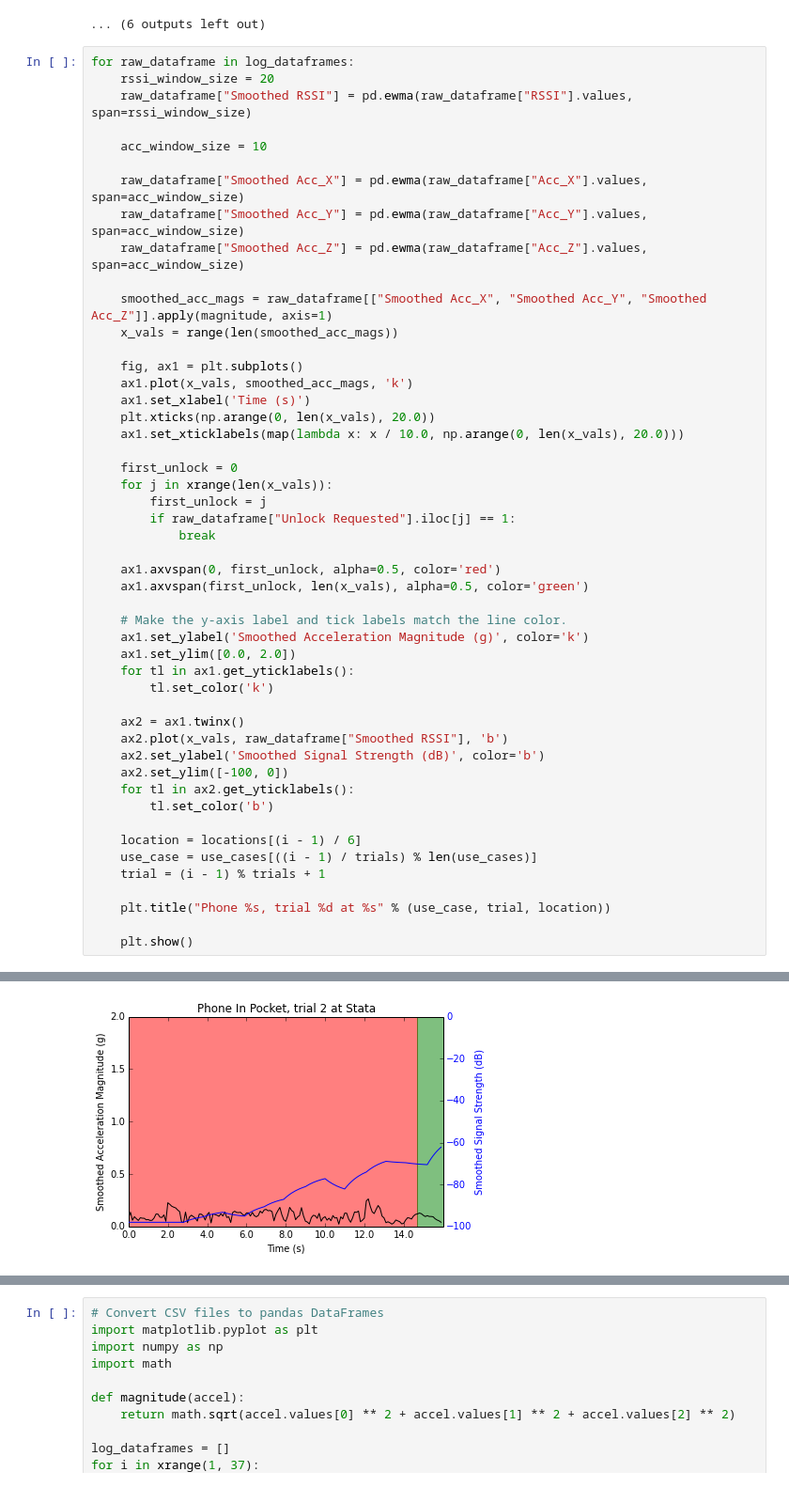
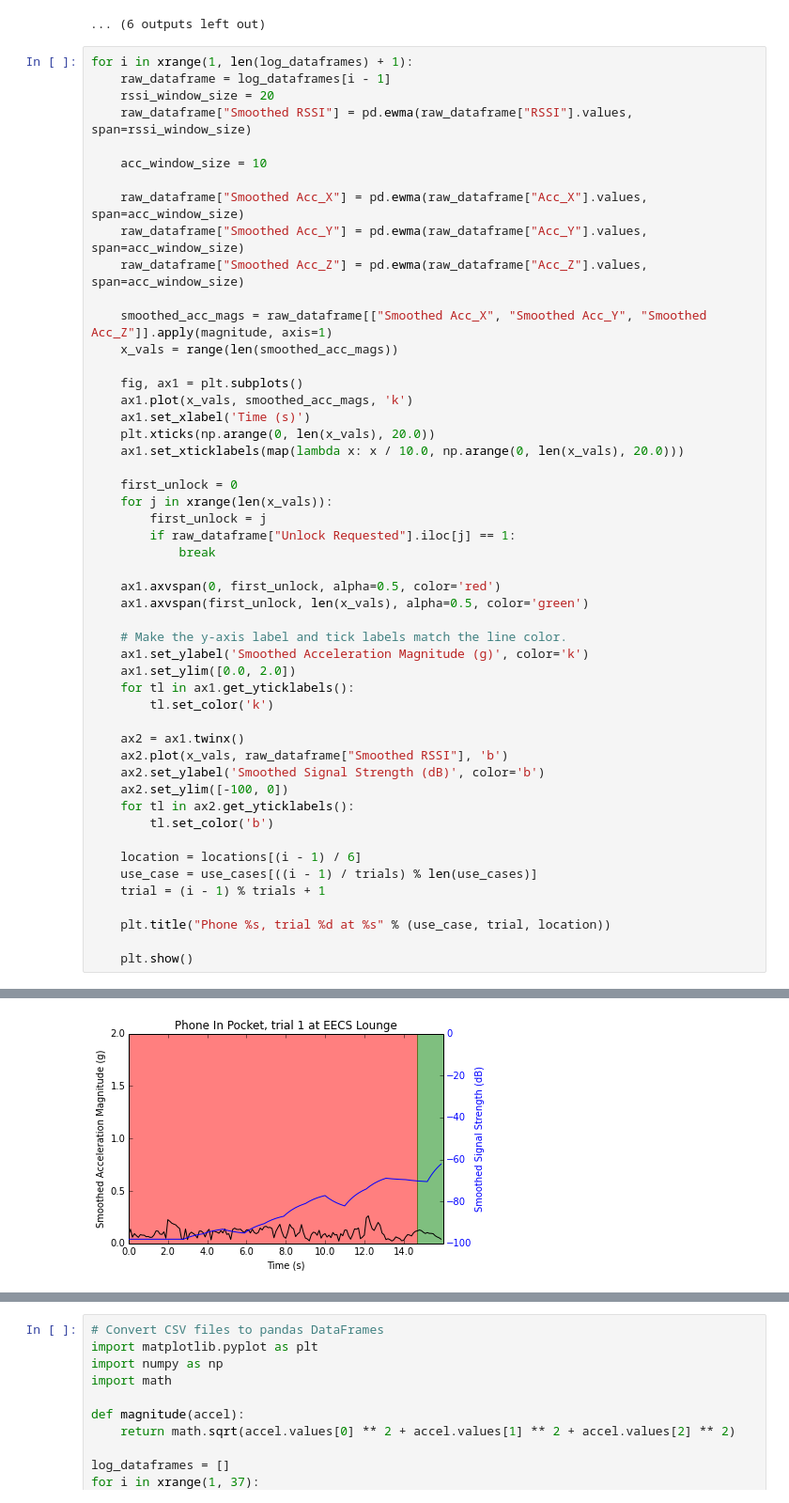
Before and after one commit to atitus5/6s062-Project, a Jupyter notebook: logs/4_19/Log Data Analysis.ipynb, the cells around one changed output, grey strips where cells are left out. Shown at 94% size. Cells and saved outputs as stored; diff of their text form.

Commit message:
Fixed images

```diff
--- a/logs/4_19/Log Data Analysis.ipynb
+++ b/logs/4_19/Log Data Analysis.ipynb
@@ -119,7 +119,8 @@ for i in xrange(1, 19):
 [figure]
 ... (6 outputs left out)
 # %%
-for raw_dataframe in log_dataframes:
+for i in xrange(1, len(log_dataframes) + 1):
+    raw_dataframe = log_dataframes[i - 1]
     rssi_window_size = 20
     raw_dataframe["Smoothed RSSI"] = pd.ewma(raw_dataframe["RSSI"].values, span=rssi_window_size)
 
@@ -175 +176 @@ for raw_dataframe in log_dataframes:
-[figure, old version]
+[figure, new version]
```
Also changed, not shown: parts of 1 cell of this notebook, 2 other files.
